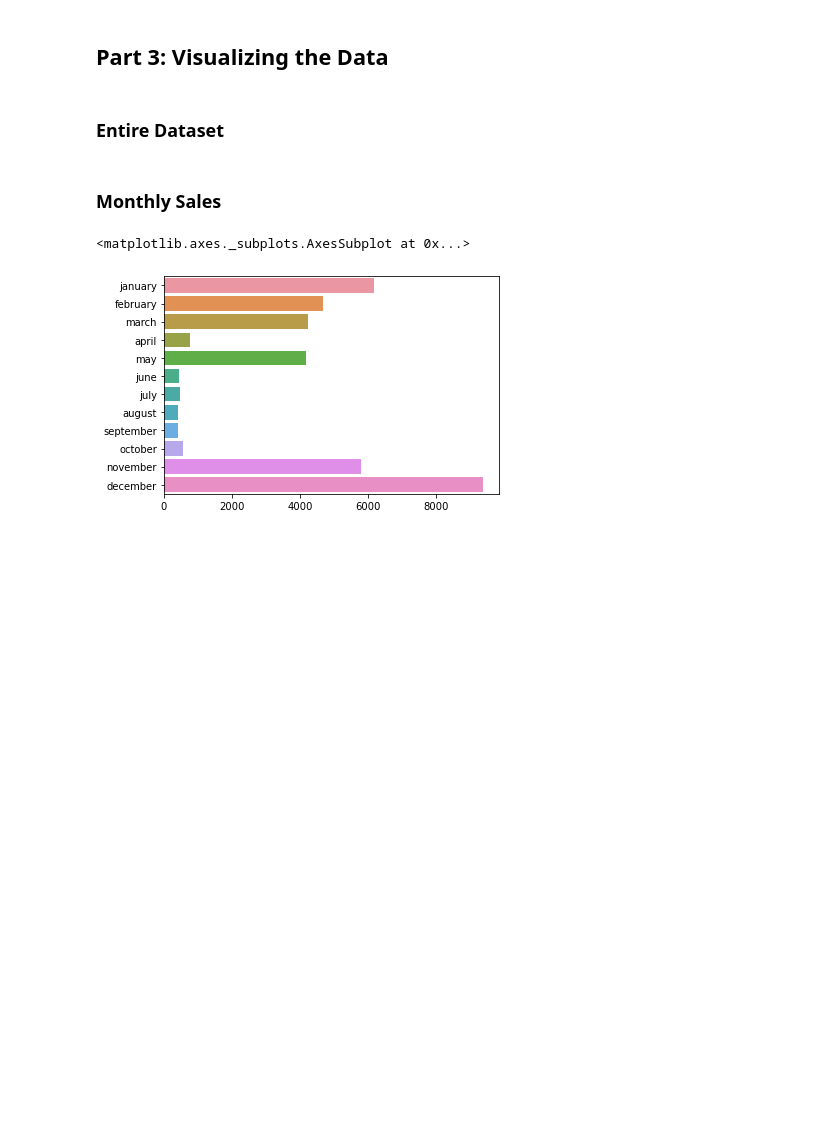
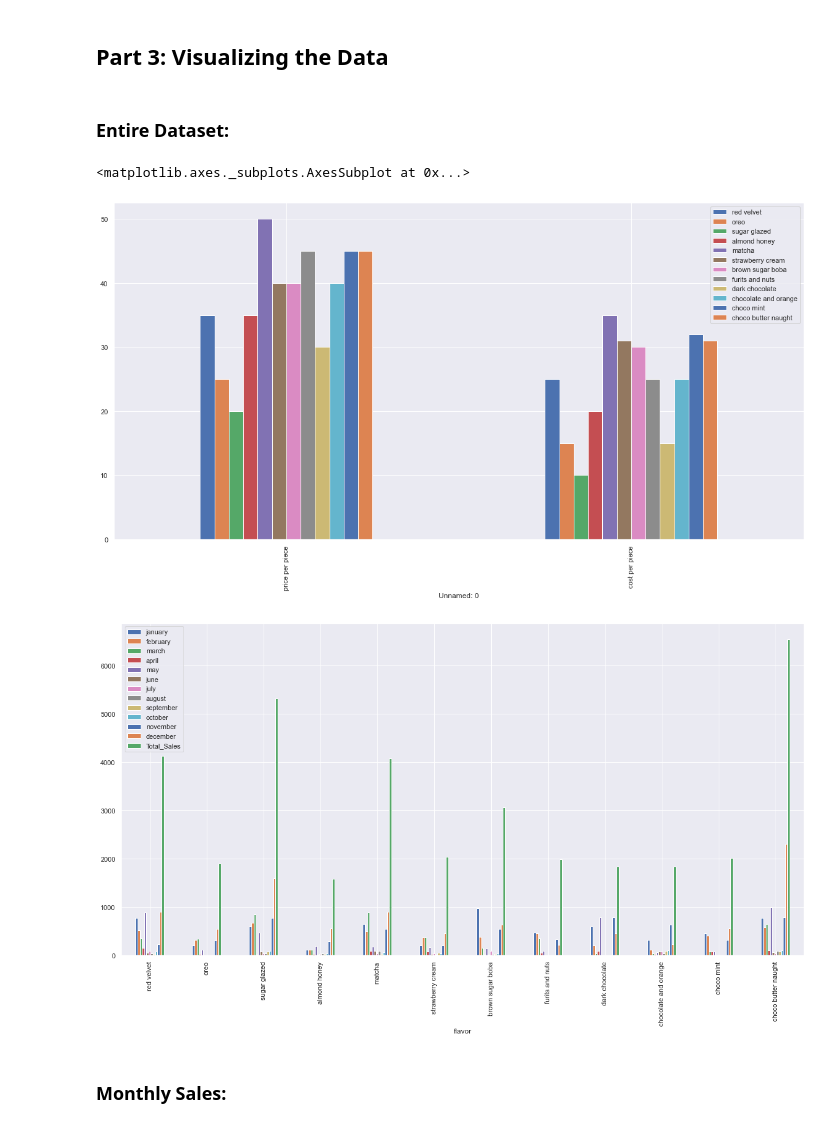
Before and after one commit to khaylee1/Midterm-Exam, a Jupyter notebook: MT-checkpoint.ipynb, the cells around one changed output. Cells and saved outputs as stored; diff of their text form; code cells hidden in the pictures; blank space fills up the shorter version.

```diff
--- a/MT-checkpoint.ipynb
+++ b/MT-checkpoint.ipynb
@@ -209,11 +211,14 @@ pd.DataFrame(data=worst_3_flavor)
 # %% [markdown]
 ## Part 3: Visualizing the Data
 # %% [markdown]
-### Entire Dataset
+### Entire Dataset:
+# %%
+sns.set(rc={'figure.figsize':(20,10)})
+df_prices.plot(kind='bar',x='Unnamed: 0')
+df_sales.plot(kind='bar',x='flavor')
+# %% [output]
+<matplotlib.axes._subplots.AxesSubplot at 0x...>
+[figure, added]
+[figure, added]
 # %% [markdown]
-### Monthly Sales
+### Monthly Sales:
-# %%
-sns.barplot("sales","month",ci=(20,20,20), data=monthly_sale)
-# %% [output]
-<matplotlib.axes._subplots.AxesSubplot at 0x...>
-[figure, removed]
```
Also changed, not shown: parts of 6 cells of this notebook.
